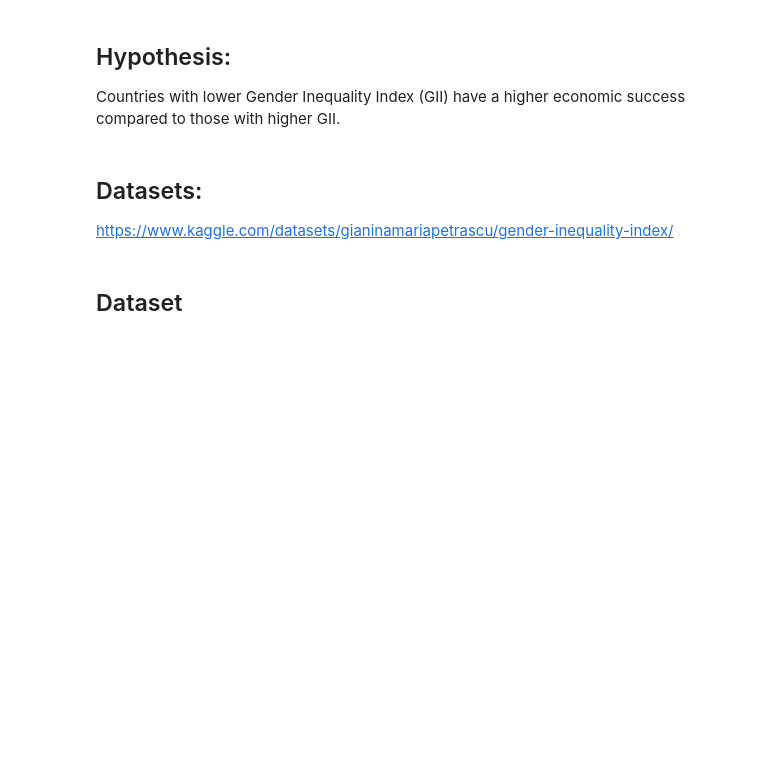
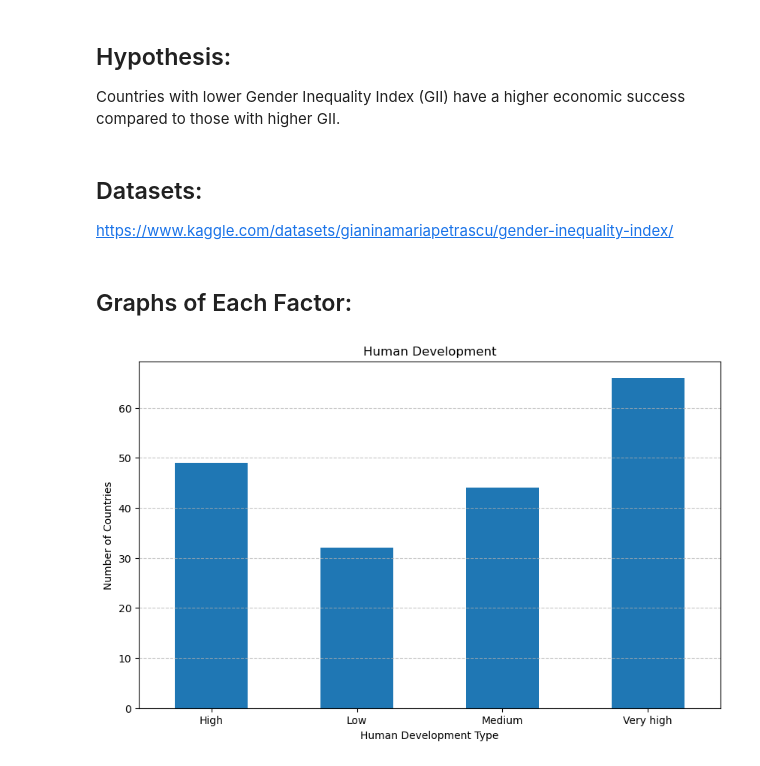
Before and after one commit to cmeddata/MeasuringEconomicEmpowermentOfWomen, a Jupyter notebook: MockDataJam2.ipynb, the cells around one changed output. Drawn from its saved outputs; the diff is of its cells as text; code cells hidden in the pictures; blank space fills up the shorter version.

```diff
--- a/MockDataJam2.ipynb
+++ b/MockDataJam2.ipynb
@@ -16,9 +16,26 @@ import numpy as np
 import sklearn as sk
 import matplotlib.pyplot as plt
 # %% [markdown]
-## Dataset
+## Graphs of Each Factor:
 # %%
 df = pd.read_csv("EconomicEmpowermentOfWomen.csv")
+# %%
+def HD_Analysis(data):
+    HD = df['Human_development'].value_counts().sort_index()
+    plt.figure(figsize = (10,6))
+    HD.plot(kind = "bar")
+    plt.title('Human Development')
+    plt.xlabel('Human Development Type')
+    plt.ylabel('Number of Countries')
+    plt.xticks(rotation = 0)
+    plt.grid(axis = 'y', linestyle='--', alpha = 0.7)
+    plt.show()
+
+
+HD_Analysis(df)
+plt.show()
+# %% [output]
+[figure, added]
 # %%
 def GII_Analysis(data):
     GII = df['GII(Gender Inequality Index)'].value_counts().sort_index()
```
Also changed, not shown: parts of 17 cells of this notebook, 1 other file.
